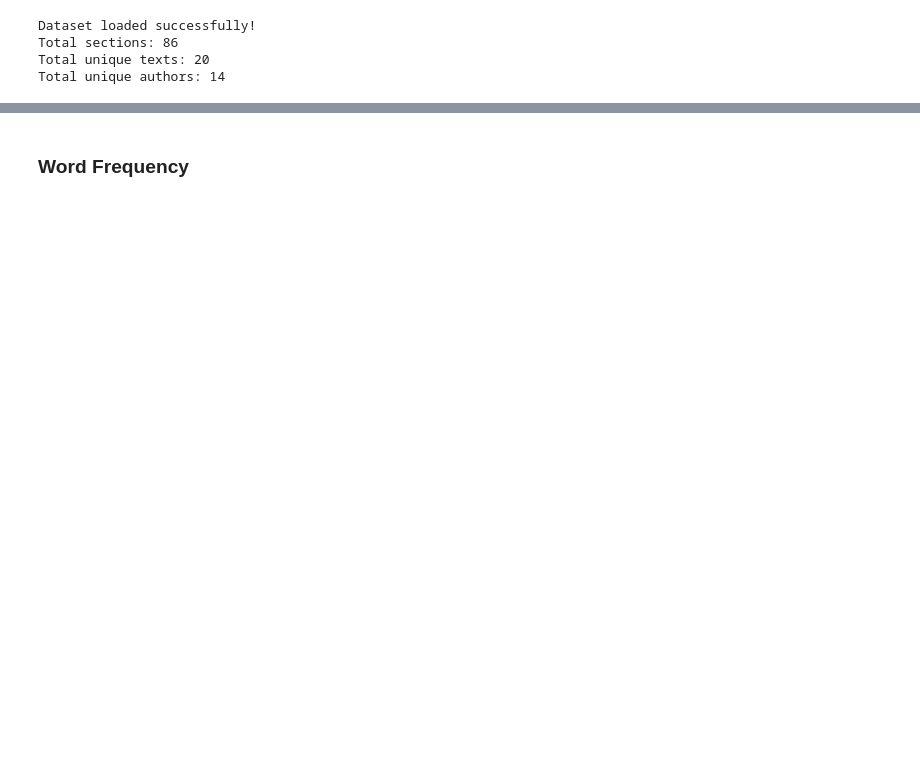
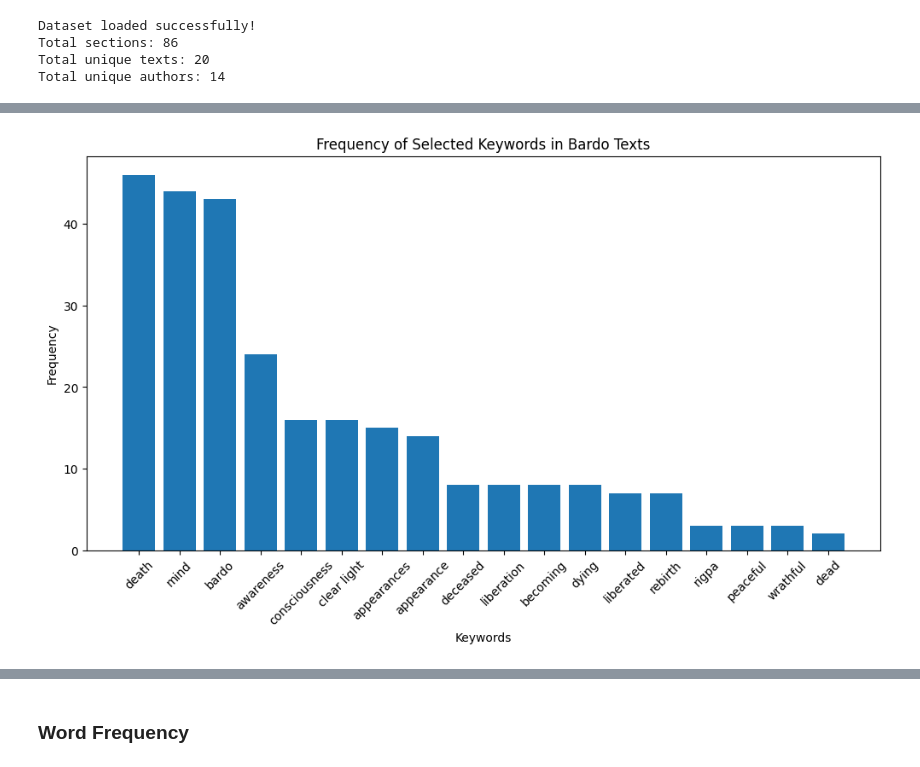
Before and after one commit to yeavnag/bardo_project, a Jupyter notebook: bardo_project.ipynb, the cells around one changed output, grey strips where cells are left out. Drawn from its saved outputs; the diff is of its cells as text; code cells hidden in the pictures; blank space fills up the shorter version.

```diff
--- a/bardo_project.ipynb
+++ b/bardo_project.ipynb
@@ -57,0 +178,18 @@ Total unique authors: 14
+# %%
+import matplotlib.pyplot as plt
+
+
+plt.figure(figsize=(12, 6))
+
+plt.bar(selected_keyword_df["keyword"],
+        selected_keyword_df["count"])
+selected_keyword_df["count"]
+
+plt.xlabel("Keywords")
+plt.ylabel("Frequency")
+plt.title("Frequency of Selected Keywords in Bardo Texts")
+plt.xticks(rotation = 45)
+
+plt.show()
+# %% [output]
+[figure, added]
```
Also changed, not shown: parts of 59 cells of this notebook.
